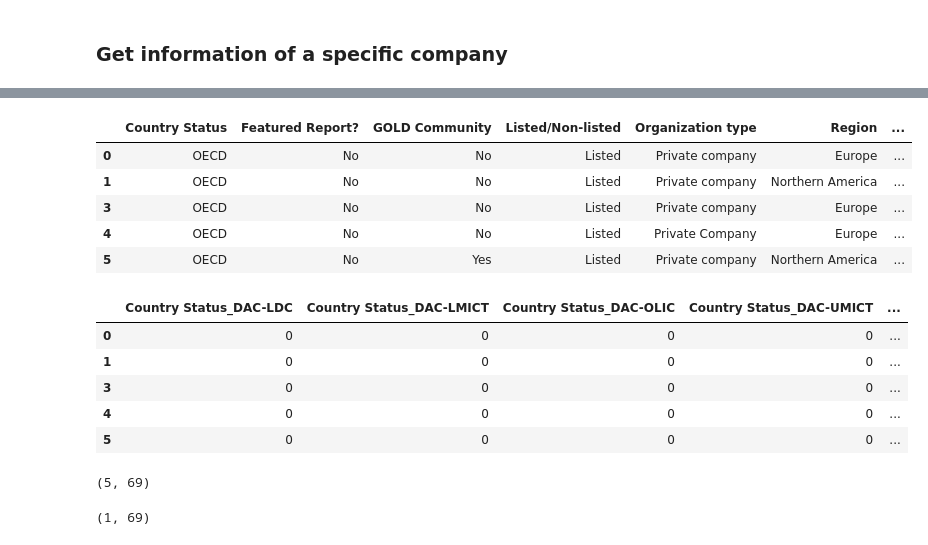
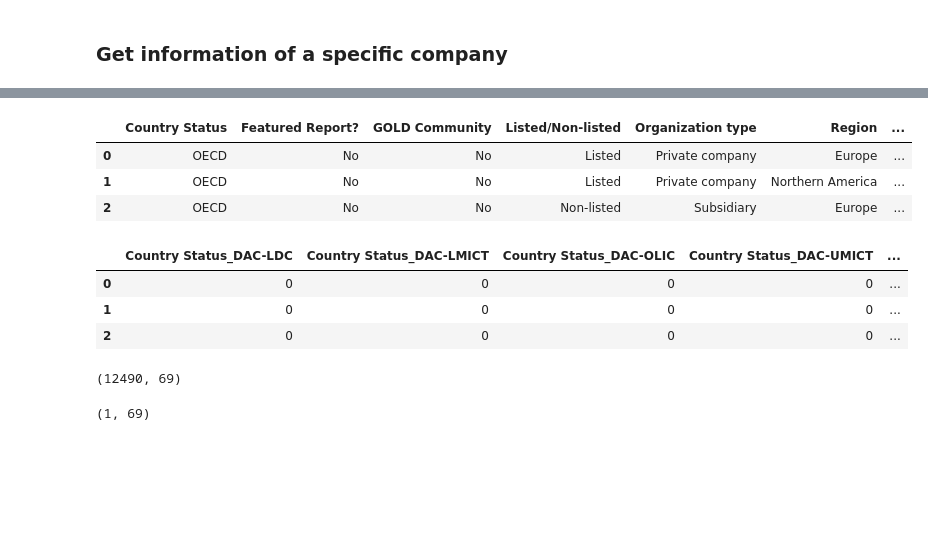
Before and after one commit to Asianatix/Company_Recommendation_System, a Jupyter notebook: Capstone_Project_To_Trong_Kien.ipynb, the cells around one changed output, grey strips where cells are left out. Saved outputs shown, nothing was run; the diff lists cells and outputs as text; code cells hidden in the pictures; blank space fills up the shorter version.

```diff
--- a/Capstone_Project_To_Trong_Kien.ipynb
+++ b/Capstone_Project_To_Trong_Kien.ipynb
@@ -389,0 +388,15 @@ Note: Implement an API/function to query for Top 5 similar company given an targ
+# %%
+# Fill na
+dup_raw_df.fillna({'Featured Report?':'No', \
+                    'GOLD Community': 'No', \
+                    'Listed/Non-listed': 'Listed', \
+                    'OS':'No', \
+                    'Organization type': 'Private Company',
+                    'Size': 'Large'}, inplace=True)
+# %%
+# duplicate raw dataframes for two excercises
+ex1_raw_df = dup_raw_df.copy()
+ex2_raw_df = dup_raw_df.copy()
+
+# preview
+ex1_raw_df.head(3)
@@ -391,5 +409,5 @@ Note: Implement an API/function to query for Top 5 similar company given an targ
 ### Get information of a specific company
 # %%
 #@title Write down a company name
-company_name = "British Airways" #@param {type:"string"}
+company_name = "AdUX" #@param {type:"string"}
 # %%
@@ -402,5 +420,5 @@ The Company is founded!
 # %%
 # df preprocessing
-target_company_df = dup_raw_df[dup_raw_df.Name == company_name].copy()
-other_companies_df = dup_raw_df[dup_raw_df.Name != company_name].copy()
+target_company_df = ex1_raw_df[ex1_raw_df.Name == company_name].copy()
+other_companies_df = ex1_raw_df[ex1_raw_df.Name != company_name].copy()
 # %% [markdown]
@@ -475,22 +556,18 @@ display(prv_target_company, prv_encoded_target_company, prv_encoded_target_compa
 (1, 69)
 # %%
 # preview other companies
-other_companies, prv_other_companies, encoded_other_companies, prv_encoded_other_companies, df_for_last_step = get_code_df(other_companies_df, df_type='the rest')
-display(prv_other_companies, prv_encoded_other_companies, prv_encoded_other_companies.shape)
+other_companies, prv_other_companies, encoded_other_companies, prv_encoded_other_companies, df_for_last_step = get_code_df(other_companies_df.copy(), get_type='one-hot', exercise='Exercise 1')
+display(prv_other_companies, prv_encoded_other_companies, encoded_other_companies.shape)
 # %% [output]
 |  | Country Status | Featured Report? | GOLD Community | Listed/Non-listed | Organization type | Region | ... |
 | 0 | OECD | No | No | Listed | Private company | Europe | ... |
 | 1 | OECD | No | No | Listed | Private company | Northern America | ... |
-| 3 | OECD | No | No | Listed | Private company | Europe | ... |
-| 4 | OECD | No | No | Listed | Private Company | Europe | ... |
-| 5 | OECD | No | Yes | Listed | Private company | Northern America | ... |
+| 2 | OECD | No | No | Non-listed | Subsidiary | Europe | ... |
 |  | Country Status_DAC-LDC | Country Status_DAC-LMICT | Country Status_DAC-OLIC | Country Status_DAC-UMICT | ... |
 | 0 | 0 | 0 | 0 | 0 | ... |
 | 1 | 0 | 0 | 0 | 0 | ... |
-| 3 | 0 | 0 | 0 | 0 | ... |
-| 4 | 0 | 0 | 0 | 0 | ... |
-| 5 | 0 | 0 | 0 | 0 | ... |
+| 2 | 0 | 0 | 0 | 0 | ... |
-(5, 69)
+(12490, 69)
 # %%
 target_vector_69 = encoded_target_company.to_numpy(dtype=np.float32, copy=True)
 target_vector_69.shape
```
Also changed, not shown: parts of 83 cells of this notebook.
